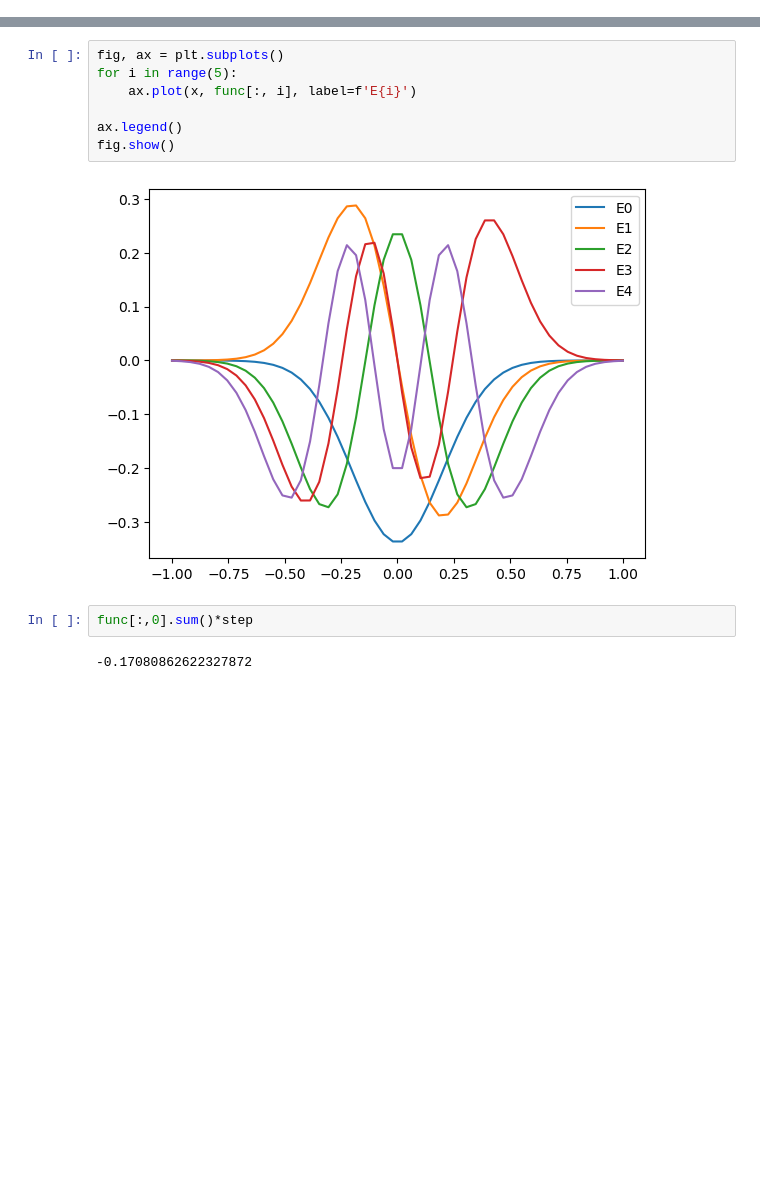
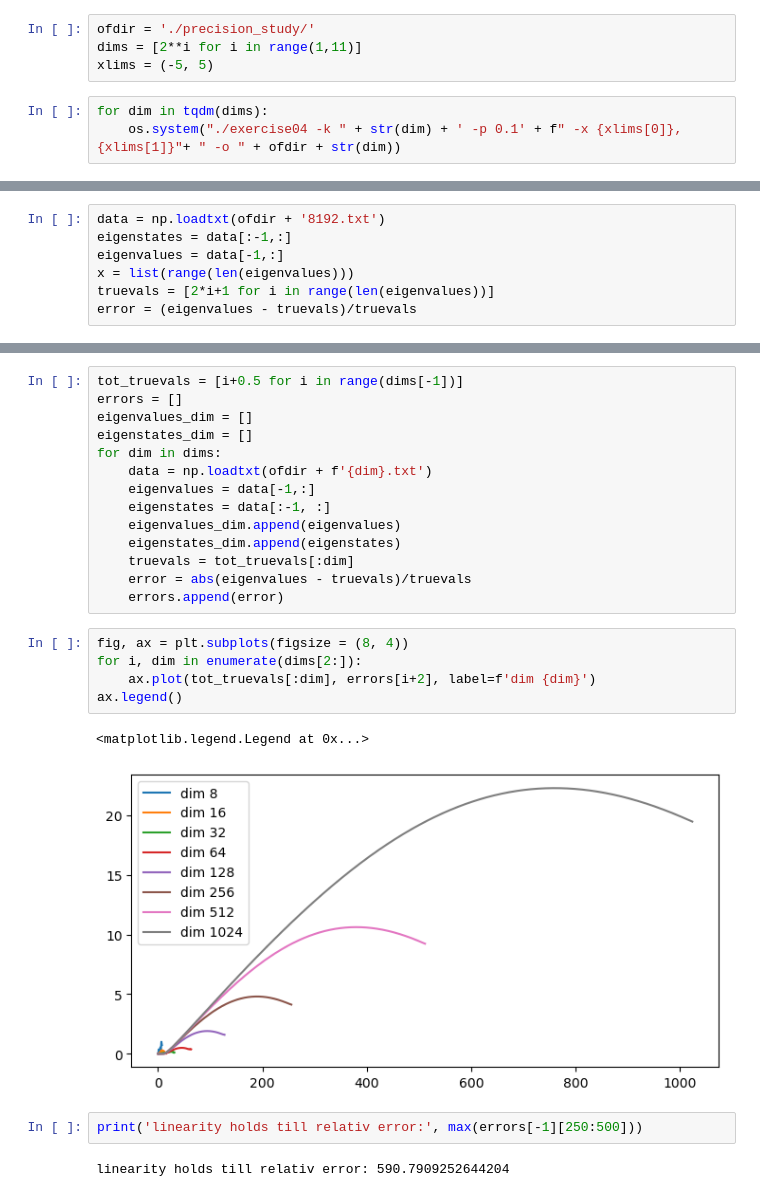
Before and after one commit to c0pp1/QIC_Exercises, a Jupyter notebook: Exercise04/exercise04.ipynb, the cells around one changed output, grey strips where cells are left out. Drawn from its saved outputs; the diff is of its cells as text; blank space fills up the shorter version.

```diff
--- a/Exercise04/exercise04.ipynb
+++ b/Exercise04/exercise04.ipynb
@@ -20,0 +9,7 @@ func.shape
+# %%
+ofdir = './precision_study/'
+dims = [2**i for i in range(1,11)]
+xlims = (-5, 5)
+# %%
+for dim in tqdm(dims):
+    os.system("./exercise04 -k " + str(dim) + ' -p 0.1' + f" -x {xlims[0]},{xlims[1]}"+ " -o " + ofdir + str(dim))
@@ -20,0 +19,7 @@ func.shape
+# %%
+data = np.loadtxt(ofdir + '8192.txt')
+eigenstates = data[:-1,:]
+eigenvalues = data[-1,:]
+x = list(range(len(eigenvalues)))
+truevals = [2*i+1 for i in range(len(eigenvalues))]
+error = (eigenvalues - truevals)/truevals
@@ -21,13 +31,26 @@ func.shape
+# %%
+tot_truevals = [i+0.5 for i in range(dims[-1])]
+errors = []
+eigenvalues_dim = []
+eigenstates_dim = []
+for dim in dims:
+    data = np.loadtxt(ofdir + f'{dim}.txt')
+    eigenvalues = data[-1,:]
+    eigenstates = data[:-1, :]
+    eigenvalues_dim.append(eigenvalues)
+    eigenstates_dim.append(eigenstates)
+    truevals = tot_truevals[:dim]
+    error = abs(eigenvalues - truevals)/truevals
+    errors.append(error)
 # %%
-fig, ax = plt.subplots()
-for i in range(5):
-    ax.plot(x, func[:, i], label=f'E{i}')
-
+fig, ax = plt.subplots(figsize = (8, 4))
+for i, dim in enumerate(dims[2:]):
+    ax.plot(tot_truevals[:dim], errors[i+2], label=f'dim {dim}')
 ax.legend()
-fig.show()
 # %% [output]
+<matplotlib.legend.Legend at 0x...>
-[figure, old version]
+[figure, new version]
-# %%
-func[:,0].sum()*step
-# %% [output]
--0.17080862622327872
+# %%
+print('linearity holds till relativ error:', max(errors[-1][250:500]))
+# %% [output]
+linearity holds till relativ error: 590.7909252644204
```
Also changed, not shown: parts of 16 cells of this notebook, 1 other file.
